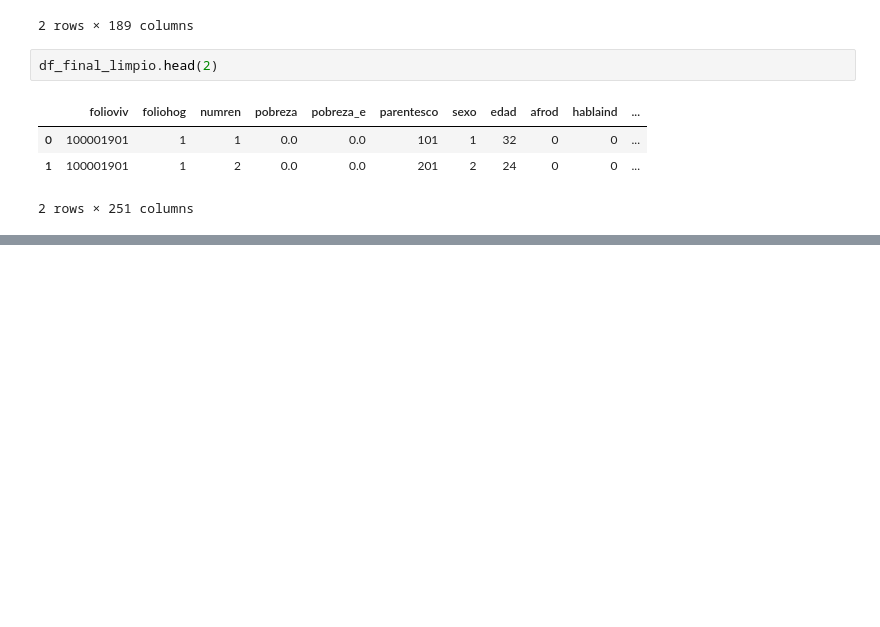
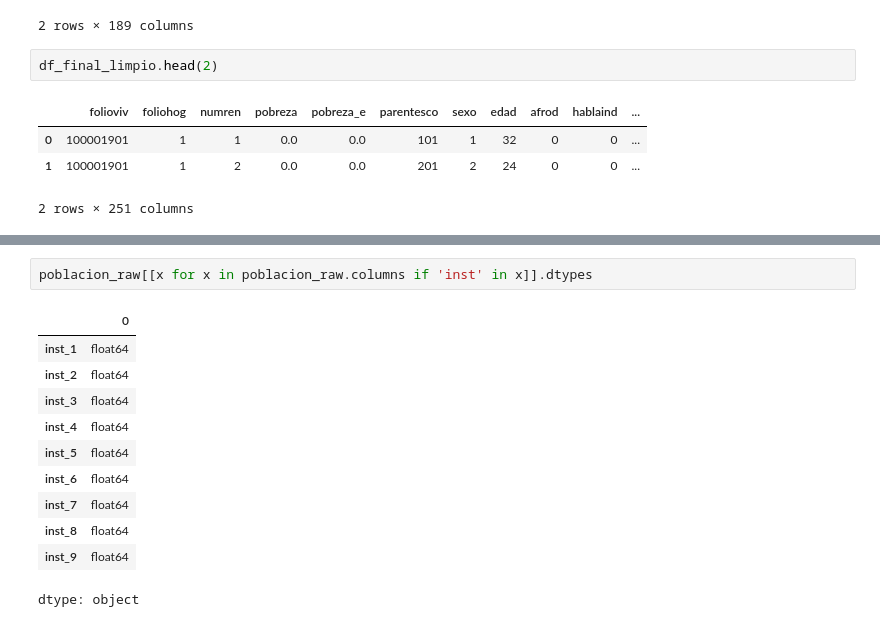
Before and after one commit to LizamaD/Cap3_MedicionPobreza, a Jupyter notebook: notebooks/app.ipynb, the cells around one changed output, grey strips where cells are left out. Saved outputs shown, nothing was run; the diff lists cells and outputs as text; blank space fills up the shorter version.

```diff
--- a/notebooks/app.ipynb
+++ b/notebooks/app.ipynb
@@ -128 +128,15 @@ df_final_limpio.iloc[:,10:20].head(2)
+# %%
+poblacion_raw[[x for x in poblacion_raw.columns if 'inst' in x]].dtypes
+# %% [output]
+|  | 0 |
+| inst_1 | float64 |
+| inst_2 | float64 |
+| inst_3 | float64 |
+| inst_4 | float64 |
+| inst_5 | float64 |
+| inst_6 | float64 |
+| inst_7 | float64 |
+| inst_8 | float64 |
+| inst_9 | float64 |
+dtype: object
 # %%
```
Also changed, not shown: parts of 4 cells of this notebook, 1 other file.
